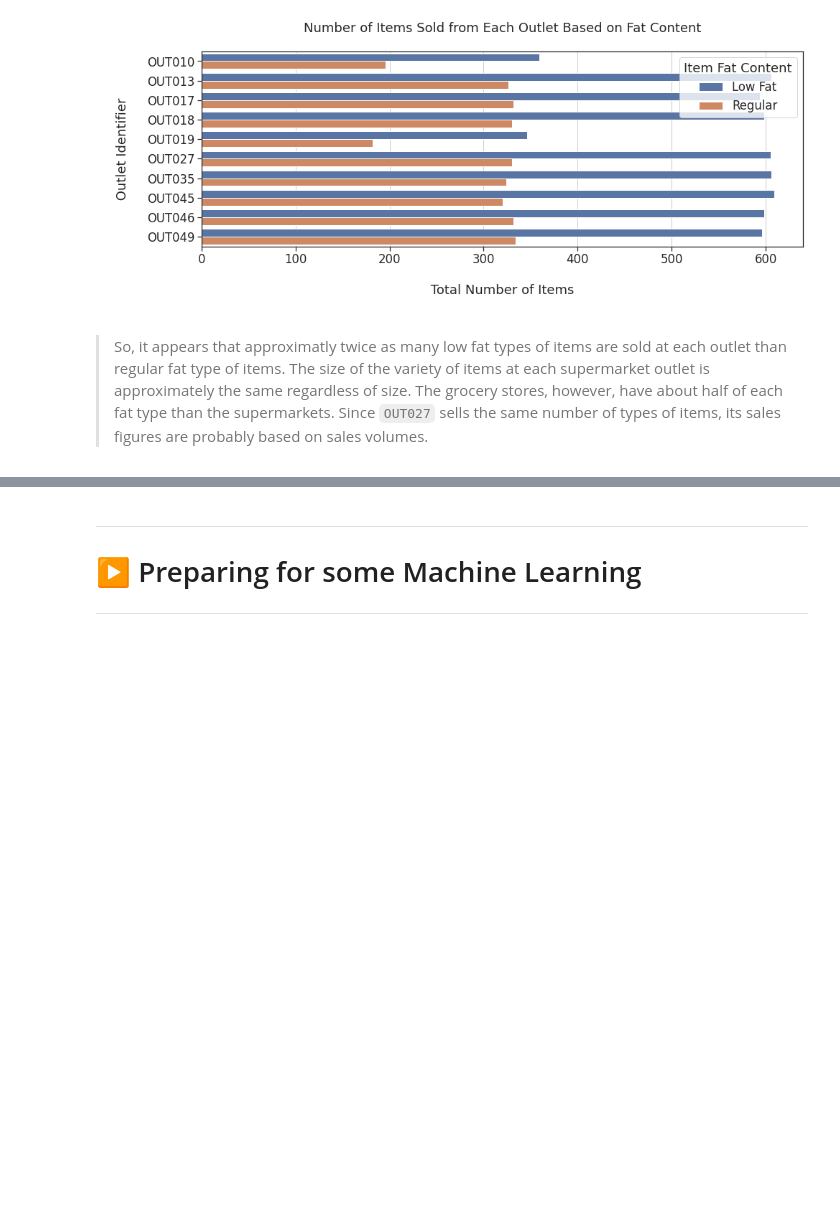
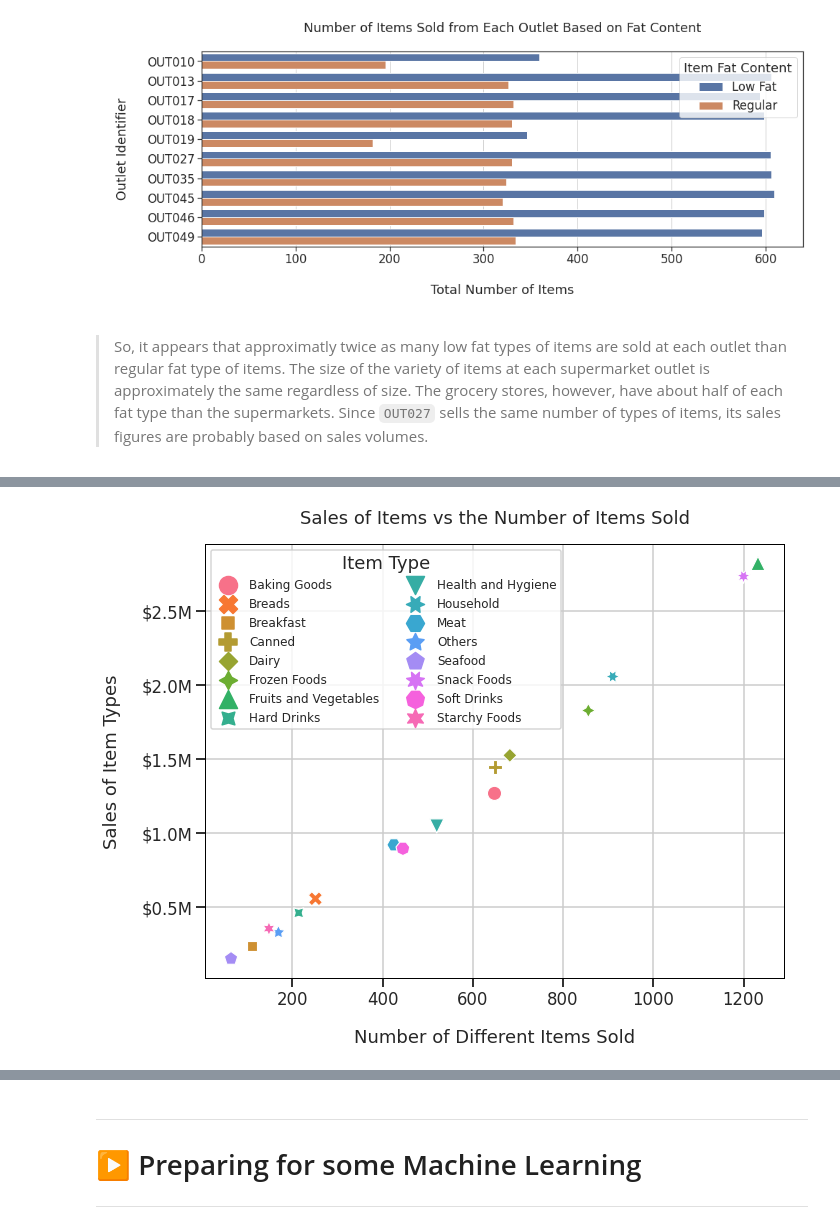
Before and after one commit to bngrossmann/food-sales-predictions, a Jupyter notebook: food_sales_predition.ipynb, the cells around one changed output, grey strips where cells are left out. Saved outputs shown, nothing was run; the diff lists cells and outputs as text; code cells hidden in the pictures; blank space fills up the shorter version.

```diff
--- a/food_sales_predition.ipynb
+++ b/food_sales_predition.ipynb
@@ -750,0 +803,24 @@ bar_ax.legend(title="Item Fat Content")
+# %%
+plt.figure(figsize=(10,8))
+# plt.xticks(np.arange(0, 55, 5));
+# plt.xlim(0,1500);
+# plt.ylim(0,13000);
+sns.set_context('talk')
+this_ax = sns.scatterplot(x=df_sales["Item_Type"].value_counts().sort_index(),y=df_sales.groupby(["Item_Type"])["Item_Outlet_Sales"].sum().sort_index(),hue=np.sort(df_sales["Item_Type"].unique()),style=np.sort(df_sales["Item_Type"].unique()),s=200)
+# mean_ax = sns.scatterplot(data=df_sales.groupby("Outlet_Type").mean(),x="Item_Visibility",y="Item_Outlet_Sales",hue="Outlet_Type",style="Outlet_Type",s=200,edgecolor="black")
+this_ax.set_title(label="Sales of Items vs the Number of Items Sold",pad=20)
+this_ax.set_xlabel(xlabel="Number of Different Items Sold",labelpad=20);
+this_ax.set_ylabel(ylabel="Sales of Item Types",labelpad=20);
+this_ax.yaxis.grid(True);
+this_ax.yaxis.set_major_formatter(mdollar_formatter)
+this_ax.xaxis.grid(True);
+this_ax.tick_params(bottom=True, left=True)
+plt.tight_layout()
+this_ax.legend(title="Item Type",markerscale=2, ncol=2,fontsize=12)
+for _,s in this_ax.spines.items():
+    s.set_linewidth(1)
+    s.set_color('black')
+plt.savefig('SalesOfItemVSNumberItemsSold.png', bbox_inches='tight')
+plt.show()
+# %% [output]
+[figure, added]
```
Also changed, not shown: parts of 12 cells of this notebook.
